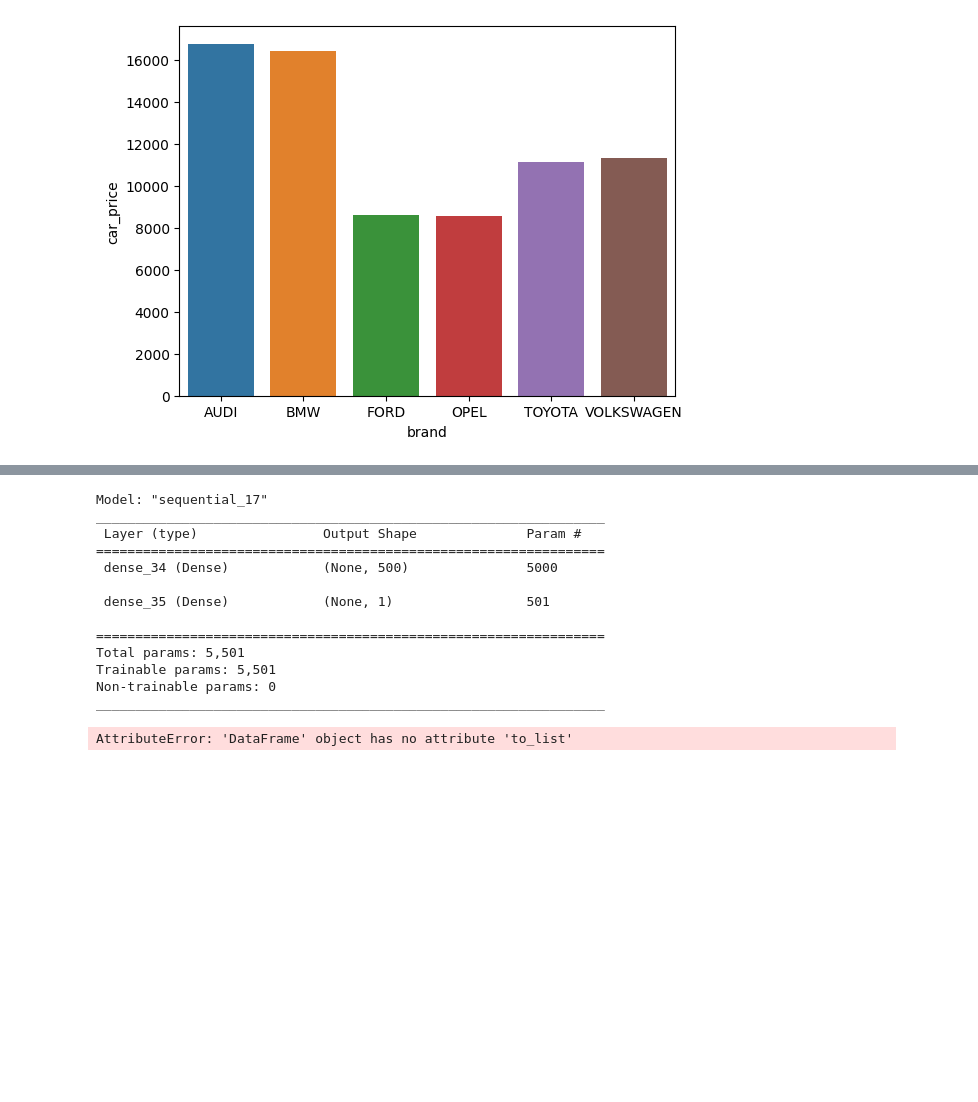
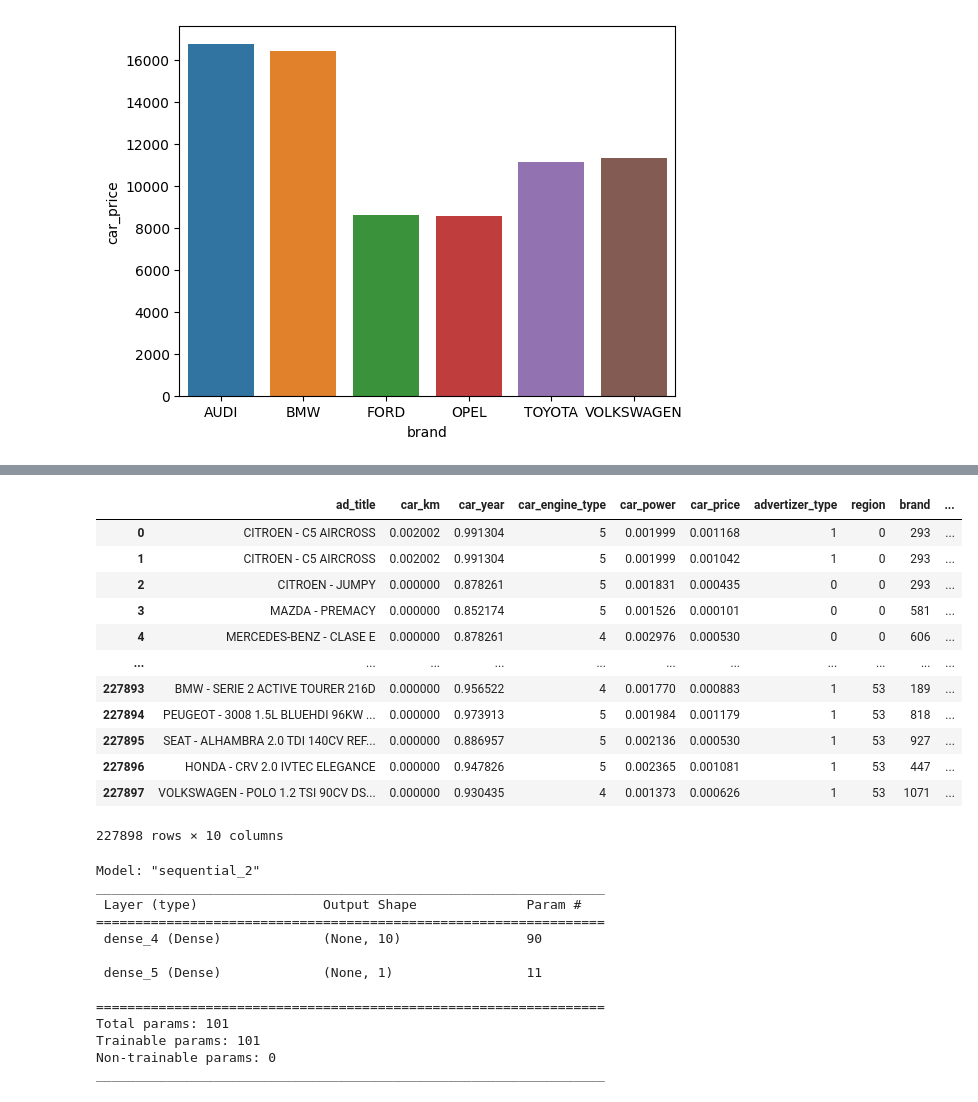
Before and after one commit to tihomir22/TAZOO, a Jupyter notebook: cochesUsadosMilanuncios.ipynb, the cells around one changed output, grey strips where cells are left out. Cells and saved outputs as stored; diff of their text form; code cells hidden in the pictures; blank space fills up the shorter version.

```diff
--- a/cochesUsadosMilanuncios.ipynb
+++ b/cochesUsadosMilanuncios.ipynb
@@ -143,28 +159,43 @@ from sklearn import preprocessing
 from sklearn.preprocessing import MinMaxScaler
 cochesUsadosTransformados = cochesUsados.copy()
 #Labels encoders (brand, model, region, advertizer_type, car_engine_type)
-def generateLabelEncoder(name):
-    global cochesUsadosTransformados
-    le = preprocessing.LabelEncoder()
-    cochesUsadosTransformados[name] = le.fit_transform(cochesUsadosTransformados[name])
+def generateLabelEncoder(data):
+    for key in ['brand','model','region','advertizer_type','car_engine_type']:
+        le = preprocessing.LabelEncoder()
+        if data[key] is not None:
+            data[key] = le.fit_transform(data[key])
+    else:
+        return data
 
 # Generamos los labels encoders
-generateLabelEncoder('brand')
-generateLabelEncoder('model')
-generateLabelEncoder('region')
-generateLabelEncoder('advertizer_type')
-generateLabelEncoder('car_engine_type')
+cochesUsadosTransformados = generateLabelEncoder(cochesUsadosTransformados)
 
 #Escalar (car_km, car_year, car_power, car_price)
-def generateScaler(name):
-    global cochesUsadosTransformados
-    scaler = MinMaxScaler()
-    cochesUsadosTransformados[name] = scaler.fit_transform(cochesUsadosTransformados[[name]])
+def generateScaler(data):
+    for key in ['car_km','car_year','car_power','car_price']:
+        scaler = MinMaxScaler()
+        if data[key] is not None:
+            data[key] = scaler.fit_transform(data[[key]])
+    else:
+        return data
 
-generateScaler('car_km')
-generateScaler('car_year')
-generateScaler('car_power')
-generateScaler('car_price')
+cochesUsadosTransformados = generateScaler(cochesUsadosTransformados)
+# %%
+cochesUsadosTransformados
+# %% [output]
+|  | ad_title | car_km | car_year | car_engine_type | car_power | car_price | advertizer_type | region | brand | ... |
+| 0 | CITROEN - C5 AIRCROSS | 0.002002 | 0.991304 | 5 | 0.001999 | 0.001168 | 1 | 0 | 293 | ... |
+| 1 | CITROEN - C5 AIRCROSS | 0.002002 | 0.991304 | 5 | 0.001999 | 0.001042 | 1 | 0 | 293 | ... |
+| 2 | CITROEN - JUMPY | 0.000000 | 0.878261 | 5 | 0.001831 | 0.000435 | 0 | 0 | 293 | ... |
+| 3 | MAZDA - PREMACY | 0.000000 | 0.852174 | 5 | 0.001526 | 0.000101 | 0 | 0 | 581 | ... |
+| 4 | MERCEDES-BENZ - CLASE E | 0.000000 | 0.878261 | 4 | 0.002976 | 0.000530 | 0 | 0 | 606 | ... |
+| ... | ... | ... | ... | ... | ... | ... | ... | ... | ... | ... |
+| 227893 | BMW - SERIE 2 ACTIVE TOURER 216D | 0.000000 | 0.956522 | 4 | 0.001770 | 0.000883 | 1 | 53 | 189 | ... |
+| 227894 | PEUGEOT - 3008 1.5L BLUEHDI 96KW ... | 0.000000 | 0.973913 | 5 | 0.001984 | 0.001179 | 1 | 53 | 818 | ... |
+| 227895 | SEAT - ALHAMBRA 2.0 TDI 140CV REF... | 0.000000 | 0.886957 | 5 | 0.002136 | 0.000530 | 1 | 53 | 927 | ... |
+| 227896 | HONDA - CRV 2.0 IVTEC ELEGANCE | 0.000000 | 0.947826 | 5 | 0.002365 | 0.001081 | 1 | 53 | 447 | ... |
+| 227897 | VOLKSWAGEN - POLO 1.2 TSI 90CV DS... | 0.000000 | 0.930435 | 4 | 0.001373 | 0.000626 | 1 | 53 | 1071 | ... |
+227898 rows × 10 columns
 # %%
 import numpy as np
 import pandas as pd
@@ -189,26 +222,25 @@ eighty_percent_trainRawData, twenty_percent_trainRawData, eighty_percent_value_t
 # %%
 model = keras.Sequential()
 
-model.add(Dense(500, activation="relu", input_shape=(cochesUsadosSinPrecio.shape[1],)))
+model.add(Dense(10, activation="sigmoid", input_shape=(cochesUsadosSinPrecio.shape[1],)))
 model.add(Dense(1))
 
 model.compile(loss='mse', metrics=['mae','mse'])
 model.summary()
 
-history_reg = model.fit(eighty_percent_trainRawData.to_list(),eighty_percent_value_to_compare_results.to_list(), epochs=200,
-                        batch_size=64, validation_data=(twenty_percent_trainRawData.to_list(), twenty_percent_value_to_compare_results.to_list()))
+history_reg = model.fit(eighty_percent_trainRawData,eighty_percent_value_to_compare_results, epochs=200,
+                        batch_size=512,verbose=0, validation_data=(twenty_percent_trainRawData, twenty_percent_value_to_compare_results))
 # %% [output]
-Model: "sequential_17"
+Model: "sequential_2"
 _________________________________________________________________
  Layer (type)                Output Shape              Param #
 =================================================================
- dense_34 (Dense)            (None, 500)               5000
+ dense_4 (Dense)             (None, 10)                90
 
- dense_35 (Dense)            (None, 1)                 501
+ dense_5 (Dense)             (None, 1)                 11
 
 =================================================================
-Total params: 5,501
-Trainable params: 5,501
+Total params: 101
+Trainable params: 101
 Non-trainable params: 0
 _________________________________________________________________
-AttributeError: 'DataFrame' object has no attribute 'to_list'
```
Also changed, not shown: parts of 6 cells of this notebook.
